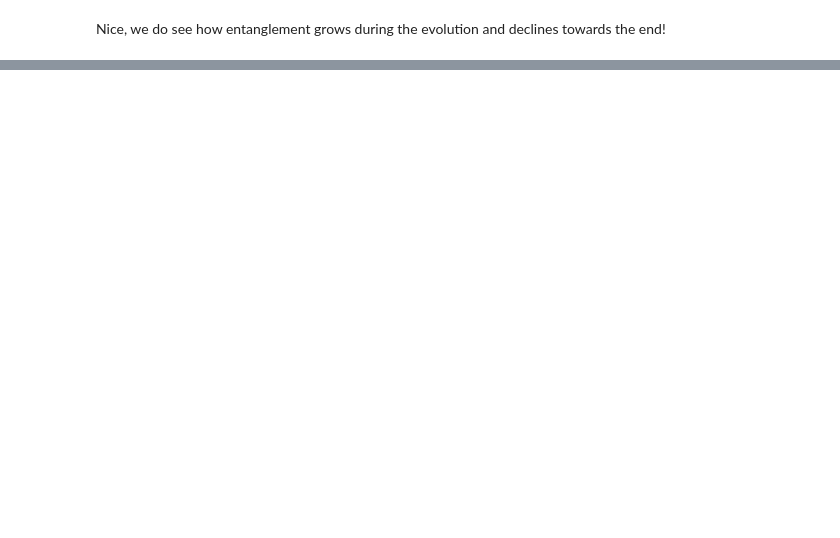
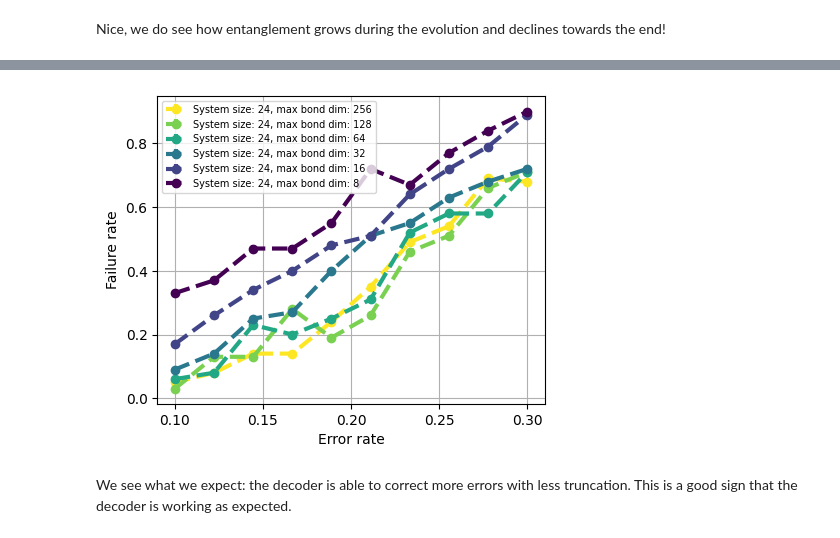
Before and after one commit to quicophy/mdopt, a Jupyter notebook: docs/source/classical_ldpc.ipynb, the cells around one changed output, grey strips where cells are left out. Saved outputs shown, nothing was run; the diff lists cells and outputs as text; code cells hidden in the pictures; blank space fills up the shorter version.

```diff
--- a/docs/source/classical_ldpc.ipynb
+++ b/docs/source/classical_ldpc.ipynb
@@ -332,0 +413,49 @@ Nice, we do see how entanglement grows during the evolution and declines towards
+# %%
+failure_rates = {}
+error_bars = {}
+
+for chi_max in max_bond_dims:
+    for error_rate in error_rates:
+        failure_rates[NUM_BITS, chi_max, error_rate] = np.mean(
+            failures_statistics[NUM_BITS, chi_max, error_rate]
+        )
+        error_bars[NUM_BITS, chi_max, error_rate] = (
+            np.std(failures_statistics[NUM_BITS, chi_max, error_rate])
+            * 1.96 # Standart error of the mean with 95% confidence interval
+            / 100
+        )
+# %%
+system_size = NUM_BITS
+plt.figure(figsize=(5, 4))
+
+green_cmap = matplotlib.colormaps['viridis_r']
+norm = Normalize(vmin=0, vmax=len(max_bond_dims) - 1)
+
+for index, chi_max in enumerate(max_bond_dims):
+    plt.errorbar(
+        error_rates,
+        [
+            failure_rates[system_size, chi_max, error_rate]
+            for error_rate in error_rates
+        ],
+        yerr=[
+            error_bars[system_size, chi_max, error_rate]
+            for error_rate in error_rates
+        ],
+        fmt="o--",
+        label=f"System size: {system_size}, max bond dim: {chi_max}",
+        linewidth=3,
+        color=green_cmap(norm(index)),
+    )
+
+plt.xticks(np.arange(0.1, 0.35, 0.05), [f"{x:.2f}" for x in np.arange(0.1, 0.35, 0.05)])
+plt.legend(fontsize=7)
+plt.xlabel("Error rate")
+plt.ylabel("Failure rate")
+plt.grid()
+
+plt.show()
+# %% [output]
+[figure, added]
+# %% [markdown]
+We see what we expect: the decoder is able to correct more errors with less truncation. This is a good sign that the decoder is working as expected.
```
Also changed, not shown: parts of 4 cells of this notebook, 4 other files.
